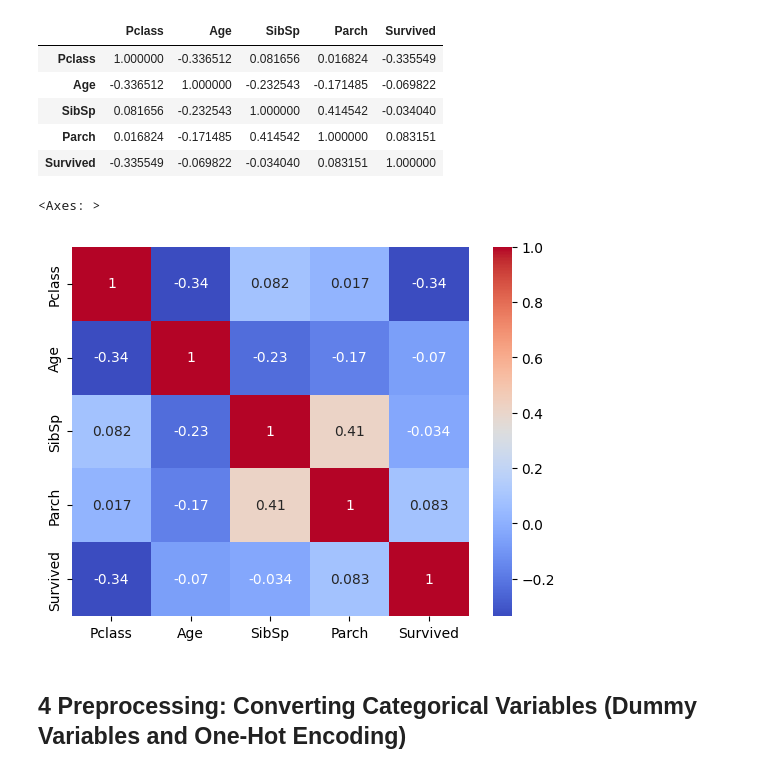
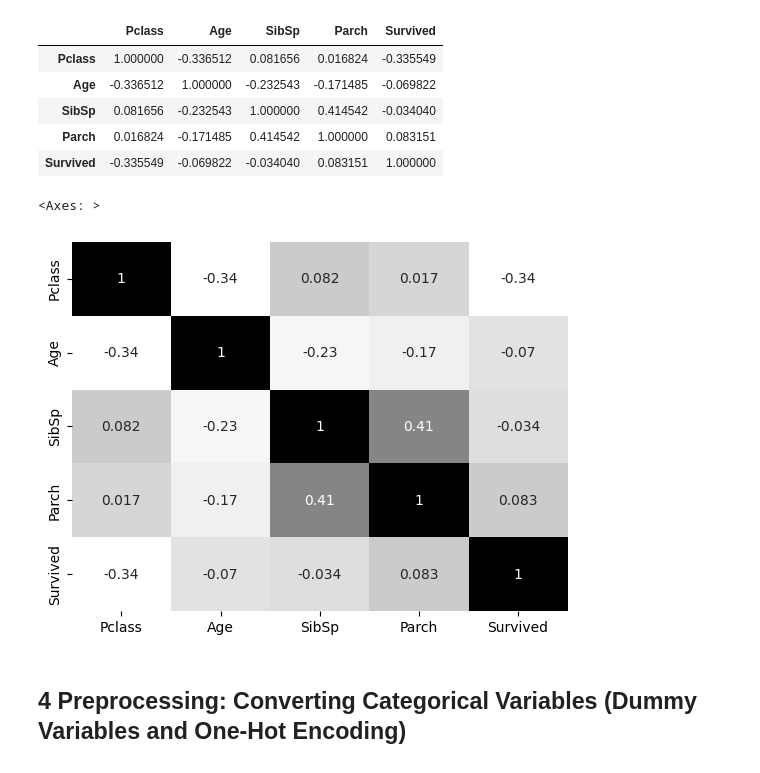
Before and after one commit to kjmobile/lb, a Jupyter notebook: others/5_Logistic_Regression_Q.ipynb, the cells around one changed output. Saved outputs shown, nothing was run; the diff lists cells and outputs as text; code cells hidden in the pictures.

```diff
--- a/others/5_Logistic_Regression_Q.ipynb
+++ b/others/5_Logistic_Regression_Q.ipynb
@@ -57,10 +96,10 @@ data.corr(numeric_only=True)
 | Parch | 0.016824 | -0.171485 | 0.414542 | 1.000000 | 0.083151 |
 | Survived | -0.335549 | -0.069822 | -0.034040 | 0.083151 | 1.000000 |
 # %%
-sns.heatmap(data.corr(numeric_only=True), cmap='coolwarm', annot=True)
+sns.heatmap(data.corr(numeric_only=True), cmap='Greys', linecolor='w', annot=True, cbar=0)
 # %% [output]
 <Axes: >
-[figure, old version]
+[figure, new version]
 # %% [markdown]
 ## 4 Preprocessing: Converting Categorical Variables (Dummy Variables and One-Hot Encoding)
 # %%
```
Also changed, not shown: parts of 19 cells of this notebook, 4 other files.
